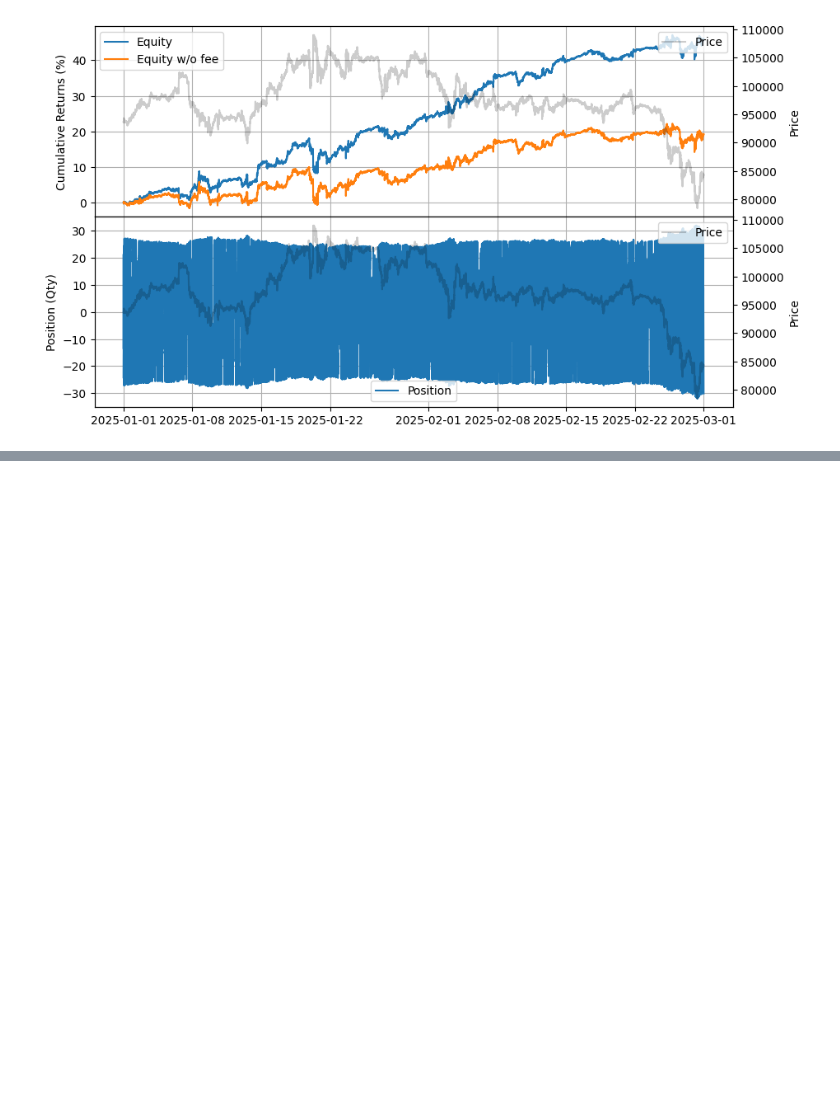
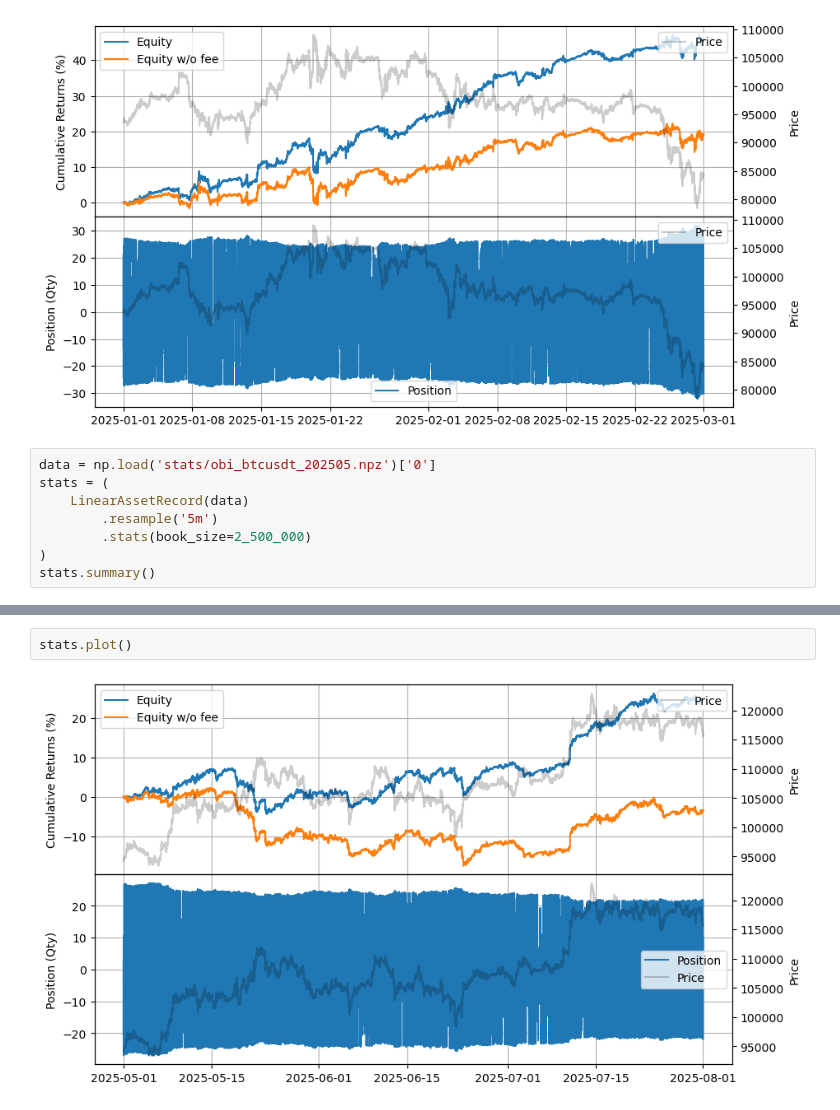
Before and after one commit to nkaz001/hftbacktest, a Jupyter notebook: examples/Market Making with Alpha - Order Book Imbalance.ipynb, the cells around one changed output, grey strips where cells are left out. Cells and saved outputs as stored; diff of their text form; blank space fills up the shorter version.

```diff
--- a/examples/Market Making with Alpha - Order Book Imbalance.ipynb
+++ b/examples/Market Making with Alpha - Order Book Imbalance.ipynb
@@ -501,3 +541,11 @@ shape: (1, 11)
 stats.plot()
 # %% [output]
 [figure]
+# %%
+data = np.load('stats/obi_btcusdt_202505.npz')['0']
+stats = (
+    LinearAssetRecord(data)
+        .resample('5m')
+        .stats(book_size=2_500_000)
+)
+stats.summary()
@@ -503,0 +557,4 @@ stats.plot()
+# %%
+stats.plot()
+# %% [output]
+[figure, added]
```
Also changed, not shown: parts of 2 cells of this notebook, 1 other file.
